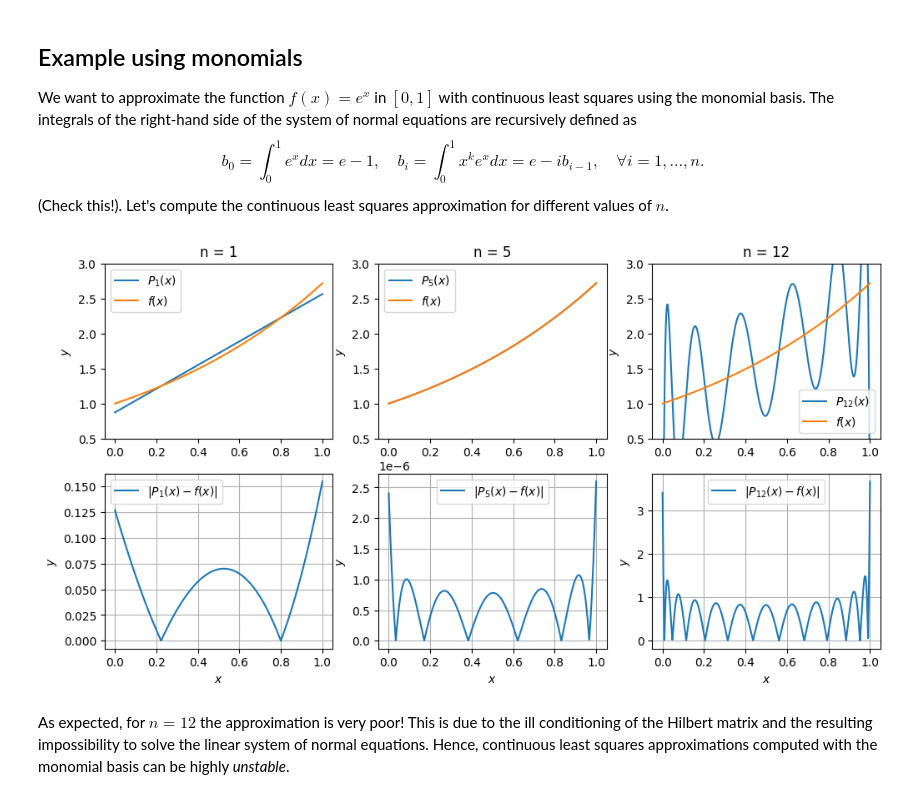
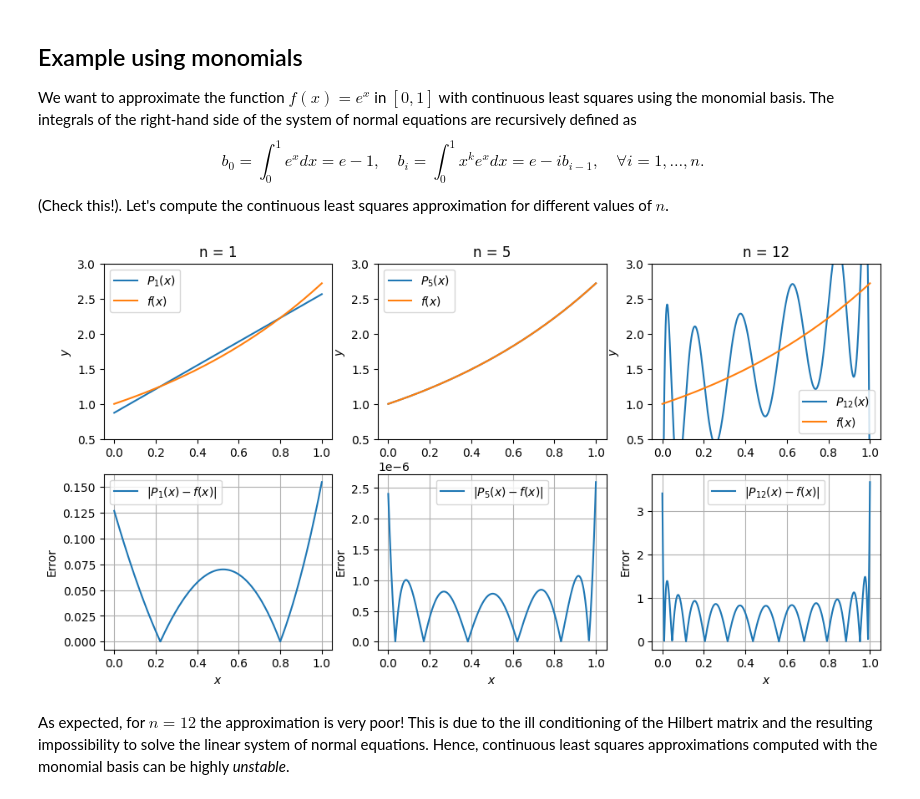
Before and after one commit to simone-brugiapaglia/numerical-analysis-notebooks, a Jupyter notebook: 10_Orthogonal_polynomials.ipynb, the cells around one changed output. Drawn from its saved outputs; the diff is of its cells as text; code cells hidden in the pictures.

```diff
--- a/10_Orthogonal_polynomials.ipynb
+++ b/10_Orthogonal_polynomials.ipynb
@@ -106,35 +106,35 @@ plt.figure(figsize = (12, 6) )
 x_grid = np.linspace(0,1,1000)
 
 # construct continuous least squares approximations for different values of n
 i_n = 0
 for n in n_values:
     i_n += 1
 
     # create and solve linear system of normal equations
     b = b_large[0:n+1]
     M = H[0:n+1, 0:n+1]
     c = np.linalg.solve(M,b)
 
     # visualize results
     plt.subplot(2, 3, i_n)
     plt.plot(x_grid, poly_eval_monomial(c, x_grid), label = '$P_{'+str(n)+'}(x)$' )
     plt.plot(x_grid, f(x_grid), label = '$f(x)$')
     plt.ylabel('$y$')
     plt.ylim([0.5,3])
     plt.title('n = '+str(n))
     plt.legend()
 
     # visualize error
     plt.subplot(2, 3, i_n+3)
     plt.plot(x_grid, np.abs(poly_eval_monomial(c, x_grid) - f(x_grid)), label = '$|P_{'+str(n)+'}(x) - f(x)|$' )
-    plt.ylabel('$y$')
+    plt.ylabel('Error')
     plt.xlabel('$x$')
     plt.grid()
     plt.legend()
 
 plt.show()
 # %% [output]
-[figure, old version]
+[figure, new version]
 # %% [markdown]
 As expected, for $n=12$ the approximation is very poor! This is due to the ill conditioning of the Hilbert matrix and the resulting impossibility to solve the linear system of normal equations. Hence, continuous least squares approximations computed with the monomial basis can be highly *unstable*.
 # %% [markdown]
```
Also changed, not shown: parts of 1 cell of this notebook.
